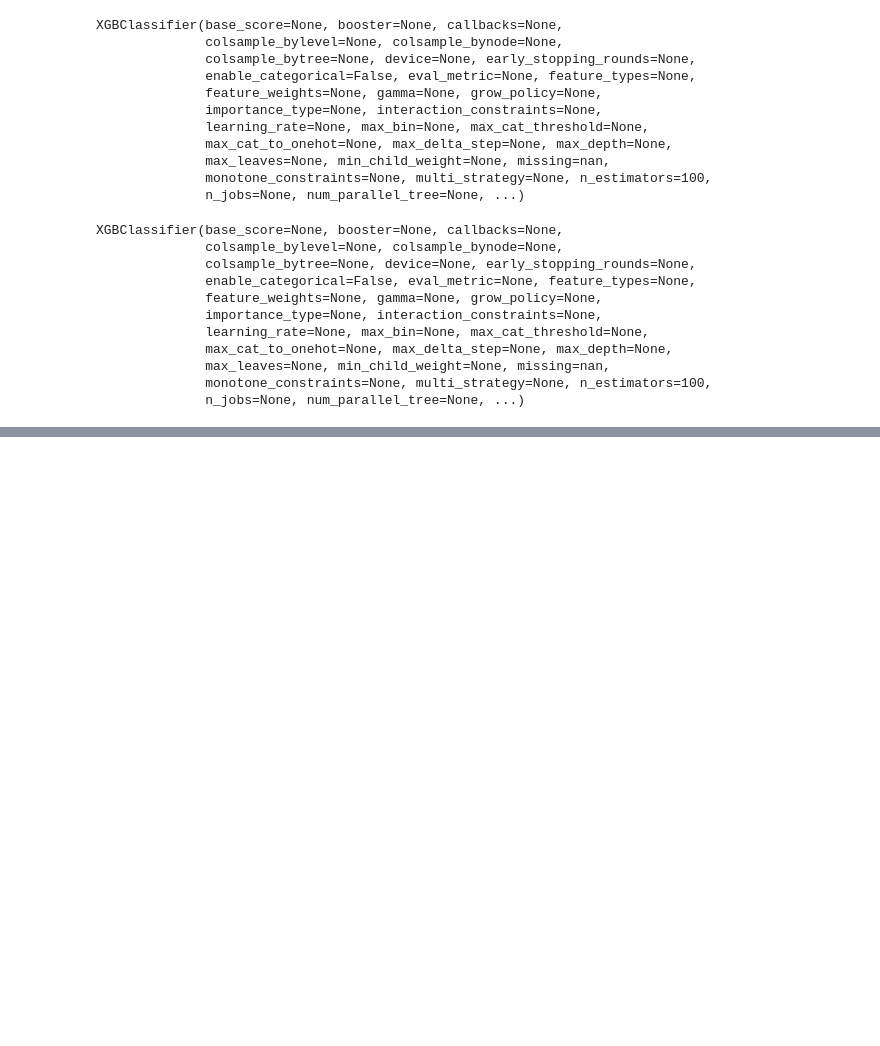
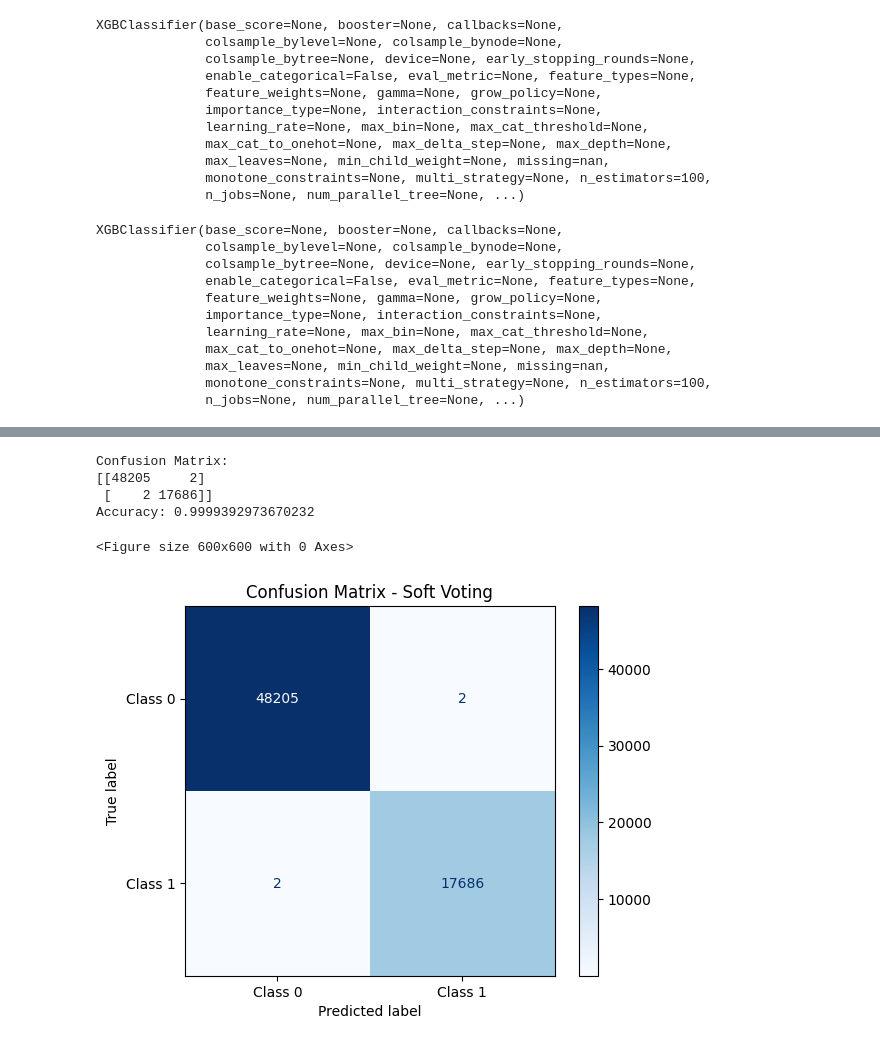
Before and after one commit to XavierRolex/Food-Classification-Model, a Jupyter notebook: Updated (2).ipynb, the cells around one changed output, grey strips where cells are left out. Cells and saved outputs as stored; diff of their text form; code cells hidden in the pictures; blank space fills up the shorter version.

```diff
--- a/Updated (2).ipynb
+++ b/Updated (2).ipynb
@@ -1283,4 +1280,0 @@ X_train, X_val, y_train, y_val = train_test_split(X_train_val, y_train_val, test
-# %%
-#Initialize and Train the Individual Models
-rf = RandomForestClassifier(random_state=42)
-rf.fit(X_train, y_train)
@@ -1289,3 +1280,0 @@ RandomForestClassifier(random_state=42)
-# %%
-ada = AdaBoostClassifier(n_estimators=50, random_state=42)
-ada.fit(X_train, y_train)
@@ -1294,3 +1280,0 @@ AdaBoostClassifier(random_state=42)
-# %%
-xgb = XGBClassifier(n_estimators=100, random_state=42)
-xgb.fit(X_train, y_train)
@@ -1454,0 +1380,20 @@ weighted avg       1.00      1.00      1.00     87860
+# %%
+#Soft voting
+from sklearn.ensemble import VotingClassifier
+
+# Initialize the soft voting classifier
+voting_clf = VotingClassifier(estimators=[
+    ('rf', best_rf_model),
+    ('ada', best_ada_model),
+    ('xgb', best_xgb_model)
+], voting='soft')
+
+# Train the voting classifier on the full training data
+voting_clf.fit(X_train, y_train)
+
+# Make predictions using the voting classifier on the test set
+y_pred_voting = voting_clf.predict(X_test)
+
+# Evaluate the performance using classification report
+from sklearn.metrics import classification_report
+print(classification_report(y_test, y_pred_voting))
@@ -1454,0 +1409,40 @@ weighted avg       1.00      1.00      1.00     87860
+# %%
+#Evaluate Model Performance
+from sklearn.metrics import confusion_matrix
+
+# Calculate the confusion matrix
+conf_matrix = confusion_matrix(y_test, y_pred_voting)
+
+# Print the confusion matrix
+print("Confusion Matrix:")
+print(conf_matrix)
+
+# Extract TP, FP, TN, FN from the confusion matrix
+tn, fp, fn, tp = conf_matrix.ravel()
+
+# Calculate accuracy manually
+accuracy = (tp + tn) / (tp + tn + fp + fn)
+print(f"Accuracy: {accuracy}")
+# %% [output]
+Confusion Matrix:
+[[48205     2]
+ [    2 17686]]
+Accuracy: 0.9999392973670232
+# %%
+import matplotlib.pyplot as plt
+from sklearn.metrics import ConfusionMatrixDisplay
+
+# Confusion matrix
+from sklearn.metrics import confusion_matrix
+
+cm = confusion_matrix(y_test, y_pred_voting)
+disp = ConfusionMatrixDisplay(confusion_matrix=cm, display_labels=["Class 0", "Class 1"])
+
+# Plot
+plt.figure(figsize=(6, 6))
+disp.plot(cmap=plt.cm.Blues, values_format='d')
+plt.title("Confusion Matrix - Soft Voting")
+plt.show()
+# %% [output]
+<Figure size 600x600 with 0 Axes>
+[figure, added]
```
Also changed, not shown: parts of 35 cells of this notebook, 2 other files.
